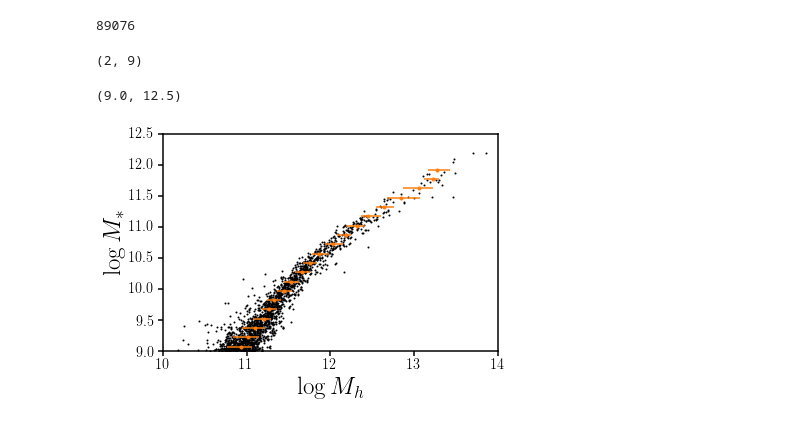
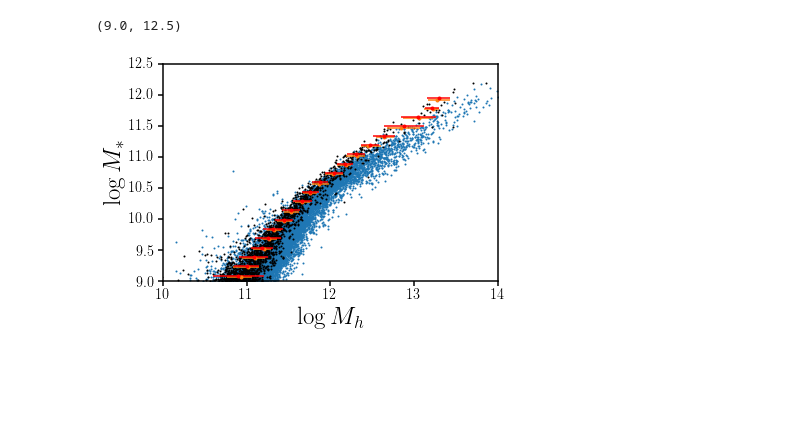
Before and after one commit to changhoonhahn/haloflow, a Jupyter notebook: nb/ms_mh.ipynb, the cells around one changed output. Saved outputs shown, nothing was run; the diff lists cells and outputs as text; code cells hidden in the pictures; blank space fills up the shorter version.

```diff
--- a/nb/ms_mh.ipynb
+++ b/nb/ms_mh.ipynb
@@ -49,10 +49,6 @@ groupfirstsub = np.concatenate(np.array(groupfirstsub))
 central_subid = groupfirstsub[groupfirstsub != -1]
 # %%
 tab_sub = tab_sub[central_subid]
-# %%
-np.sum(np.log10(tab_sub['SubhaloMassType'][:,1] * 10**10 / h) > 9.0)
-# %% [output]
-89076
 # %%
 logms = np.log10(tab_sub['SubhaloMassType'][:,4] * 10**10 / h)
 logmh = np.log10(tab_sub['SubhaloMassType'][:,1] * 10**10 / h)
@@ -60,31 +56,65 @@ logmh = np.log10(tab_sub['SubhaloMassType'][:,1] * 10**10 / h)
 mlim = logms > 9.0
 logms = logms[mlim]
 logmh = logmh[mlim]
-# %%
-np.array([np.array(mh_lo)-np.array(mh_med), np.array(mh_hi)-np.array(mh_med)]).shape
-# %% [output]
-(2, 9)
+# %%
+grp_dir = '/scratch/gpfs/chhahn/haloflow/groupcat/idark.ipmu.jp/hsc405/GroupCats/tng100/'
+
+h = 0.6773358287273804
+
+# compile subhalos and groups
+groupfirstsub = []
+
+tab_sub, tab_grp = [], []
+for i in tqdm(range(np.max([int(fsub.split('.')[-2]) for fsub in glob.glob(os.path.join(grp_dir, '*.hdf5'))])+1)):
+    with h5py.File(os.path.join(grp_dir, 'fof_subhalo_tab_0%i.%i.hdf5' % (snapshot, i)), 'r') as fsub:
+        _tab = aTable.Table()
+        for k in fsub['Subhalo'].keys():
+            _tab[k] = fsub['Subhalo'][k][...]
+        tab_sub.append(_tab)
+
+
+        if (len(fsub['Group'].keys())) == 0: continue
+        groupfirstsub.append(fsub['Group']['GroupFirstSub'][...])
+
+tab_sub = aTable.vstack(tab_sub)
+groupfirstsub = np.concatenate(np.array(groupfirstsub))
+
+central_subid = groupfirstsub[groupfirstsub != -1]
+
+tab_sub = tab_sub[central_subid]
+
+logms1 = np.log10(tab_sub['SubhaloMassType'][:,4] * 10**10 / h)
+logmh1 = np.log10(tab_sub['SubhaloMassType'][:,1] * 10**10 / h)
+
+mlim1 = logms1 > 9.0
+logms1 = logms1[mlim1]
+logmh1 = logmh1[mlim1]
 # %%
+plt.scatter(logmh1, logms1, s=1, c='C0')
 plt.scatter(logmh, logms, s=1, c='k')
 
 ms_bins = np.linspace(9., 12., 21)
 
-mh_med, mh_lo, mh_hi = [], [], []
+mh_mean, mh_std, mh_med, mh_lo, mh_hi = [], [], [], [], []
 for i in range(len(ms_bins)-1):
     in_ms = (logms > ms_bins[i]) & (logms <= ms_bins[i+1])
+    mh_mean.append(np.mean(logmh[in_ms]))
+    mh_std.append(np.std(logmh[in_ms]))
+
     mh_med.append(np.median(logmh[in_ms]))
     mh_lo.append(np.quantile(logmh[in_ms], 0.16))
     mh_hi.append(np.quantile(logmh[in_ms], 0.84))
-
 plt.errorbar(mh_med, 0.5*(ms_bins[:-1] + ms_bins[1:]),
              xerr=np.array([np.array(mh_med)-np.array(mh_lo), np.array(mh_hi)-np.array(mh_med)]), fmt='.C1')
+plt.errorbar(mh_mean, 0.5*(ms_bins[:-1] + ms_bins[1:])+0.02,
+             xerr=np.array(mh_std), fmt='.r')
 plt.xlabel(r'$\log M_h$', fontsize=25)
 plt.xlim(10, 14)
 plt.ylabel(r'$\log M_*$', fontsize=25)
 plt.ylim(9, 12.5)
 # %% [output]
 (9.0, 12.5)
-[figure, old version]
+[figure, new version]
 # %%
 np.savetxt('/scratch/gpfs/chhahn/haloflow/tng.ms_mh.txt',
            np.array([0.5*(ms_bins[:-1] + ms_bins[1:]), np.array(mh_med), np.array(mh_lo), np.array(mh_hi)]).T,
```
